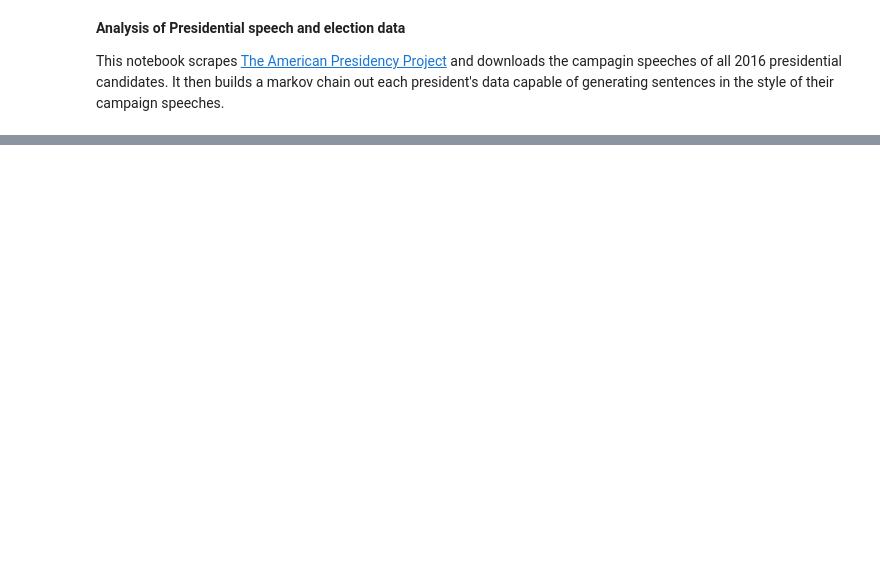
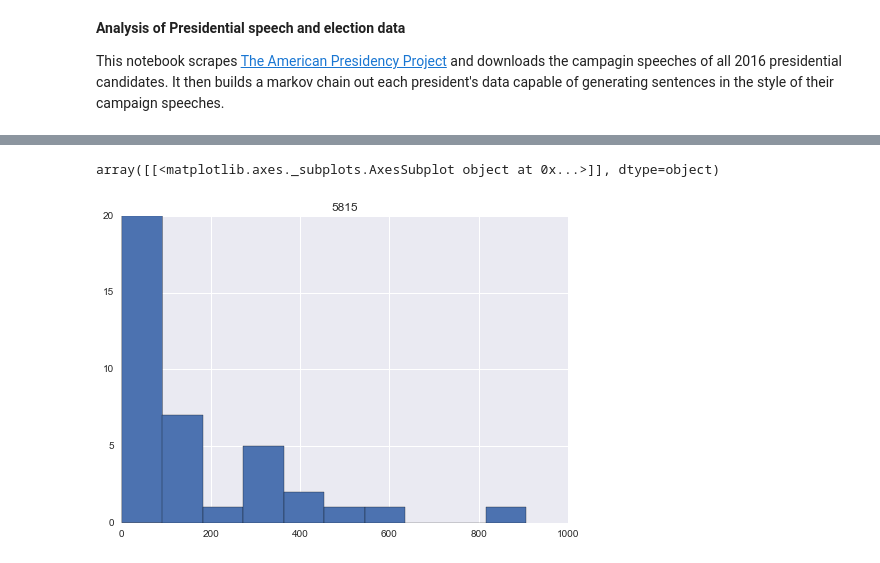
Before and after one commit to nickk752/presidential-data-science, a Jupyter notebook: PresidentAnalysis.ipynb, the cells around one changed output, grey strips where cells are left out. Drawn from its saved outputs; the diff is of its cells as text; code cells hidden in the pictures; blank space fills up the shorter version.

```diff
--- a/PresidentAnalysis.ipynb
+++ b/PresidentAnalysis.ipynb
@@ -143,0 +156,2 @@ import tensorflow as tf
+# %%
+pathEo='./eos.csv'
@@ -143,0 +198,11 @@ import tensorflow as tf
+# %%
+
+dfEo = pd.read_csv(pathEo, encoding = "ISO-8859-1", index_col = False, names=['President', 'Date', 'Order'])
+
+
+dfEo['Date'] = pd.to_datetime(dfEo['Date'], format = '%B %d, %Y')
+dfEo['Year'] = dfEo['Date'].dt.year
+dfEo['Month'] = dfEo['Date'].dt.month
+dfEo['Day'] = dfEo['Date'].dt.day
+
+dfEo.set_index('Date', inplace=True)
@@ -143,0 +377,7 @@ import tensorflow as tf
+# %%
+ct = pd.crosstab(dfEo.President, dfEo.Order.count())
+ct.hist()
+#plt.bar(ct)
+# %% [output]
+array([[<matplotlib.axes._subplots.AxesSubplot object at 0x...>]], dtype=object)
+[figure, added]
```
Also changed, not shown: parts of 21 cells of this notebook, 6 other files.
